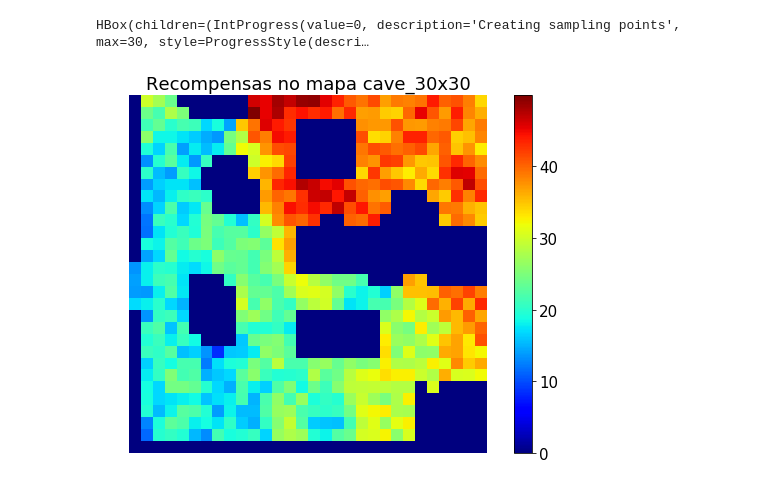
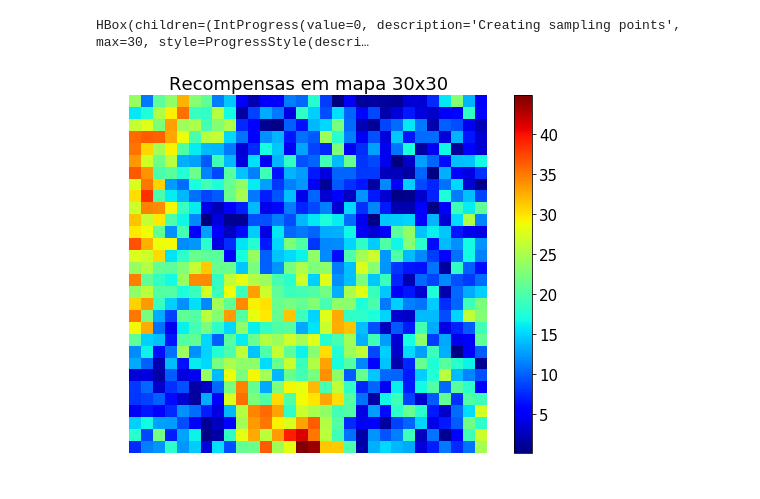
Before and after one commit to ha2398/robotica-movel, a Jupyter notebook: projeto/input/projeto_final.ipynb, the cells around one changed output. Cells and saved outputs as stored; diff of their text form; code cells hidden in the pictures.

```diff
--- a/projeto/input/projeto_final.ipynb
+++ b/projeto/input/projeto_final.ipynb
@@ -32,31 +34,28 @@ def get_neighbours(array, index):
     nb_indices = np.transpose(np.nonzero(dist == 1))
     return [tuple(x) for x in nb_indices]
 
-def get_random_sampling_points(min_reward, max_reward, height, width, max_jump, map_file):
-    environment_map = np.genfromtxt(map_file, delimiter=' ', dtype=int)
+def get_random_sampling_points(min_reward, max_reward, height, width, max_jump, border=False):
+    plot_title = 'Recompensas em mapa {}x{}'.format(height, width)
+    heatmap_name = 'heatmap{}x{}_min{}_max{}_j{}.{}'.format(height, width, min_reward, max_reward, max_jump, HEATMAP_EXTENSION)
+    rewards_name = 'rewards{}x{}_min{}_max{}_j{}.txt'.format(height, width, min_reward, max_reward, max_jump)
 
-    output_name = map_file.split('/')[-1]
-    map_name_without_extension = output_name.split('.')[0]
-    plot_title = 'Recompensas no mapa {}'.format(map_name_without_extension)
-    heatmap_name = 'heatmap_{}_min{}_max{}_j{}.{}'.format(map_name_without_extension, min_reward, max_reward, max_jump, HEATMAP_EXTENSION)
-    rewards_name = 'rewards_{}_min{}_max{}_j{}.txt'.format(map_name_without_extension, min_reward, max_reward, max_jump)
-    output_name = 'rewards_' + output_name
-
+    first = random.uniform(min_reward, max_reward)
     array = [[-1 for _ in range(width)] for _ in range(height)]
+    array[1][1] = first
 
     for i in tqdm(range(height), desc='Creating sampling points'):
         for j in range(width):
-            if environment_map[i][j] == 1:  # Blocked cell
-                array[i][j] = 0
-                continue
-
             if array[i][j] == -1: # not set
                 neighbours = get_neighbours(array, (i, j))
+
+                if border and (i == 0 or j == 0 or i == height - 1 or j == width - 1):
+                    array[i][j] = 0
+                    continue
 
                 num = 0
                 reward_sum = 0
                 for (n_i, n_j) in neighbours:
-                    if array[n_i][n_j] > 0:
+                    if array[n_i][n_j] > 0:  # Already set
                         reward_sum += array[n_i][n_j]
                         num += 1
 
@@ -87,5 +96,5 @@ def get_random_sampling_points(min_reward, max_reward, height, width, max_jump,
 # %%
-get_random_sampling_points(20, 50, 30, 30, 5, './occupancy_grid/cave_30x30.map')
+get_random_sampling_points(10, 50, 30, 30, 10)
 # %% [output]
 HBox(children=(IntProgress(value=0, description='Creating sampling points', max=30, style=ProgressStyle(descri…
-[figure, old version]
+[figure, new version]
```
Also changed, not shown: parts of 7 cells of this notebook, 18 other files.
